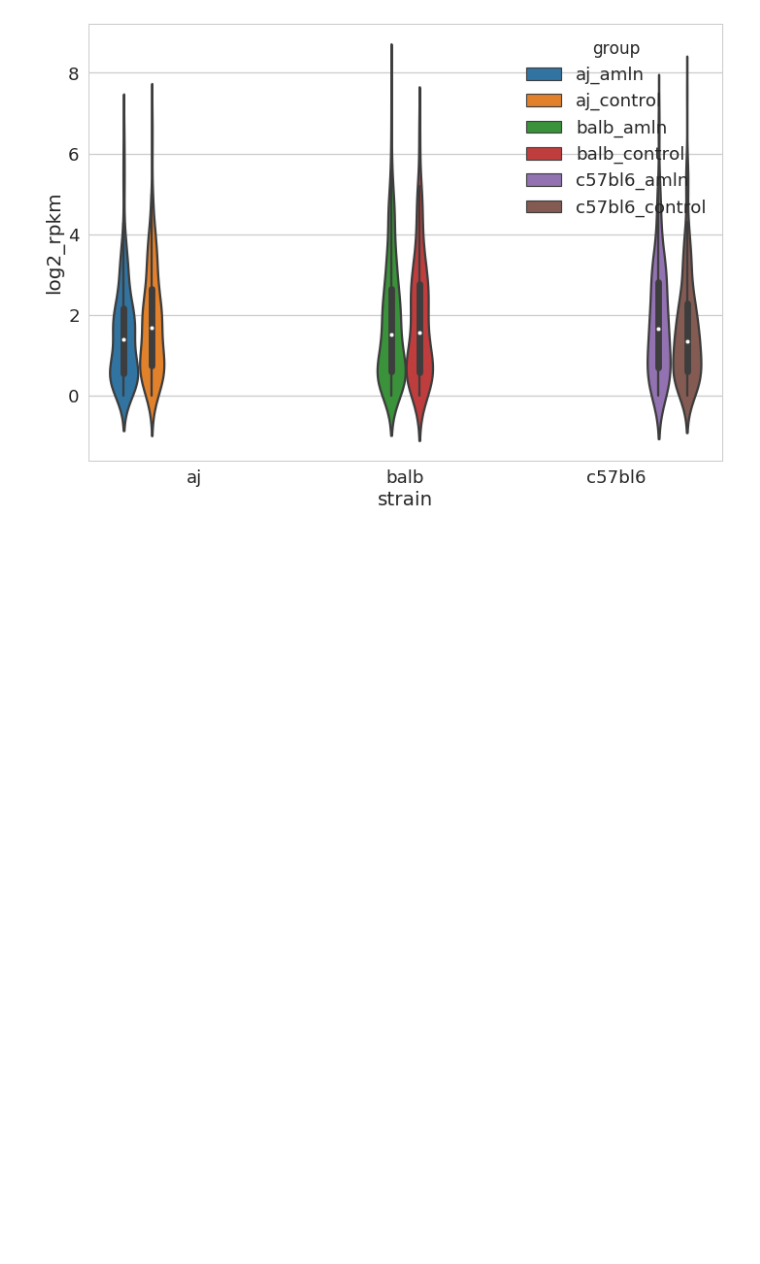
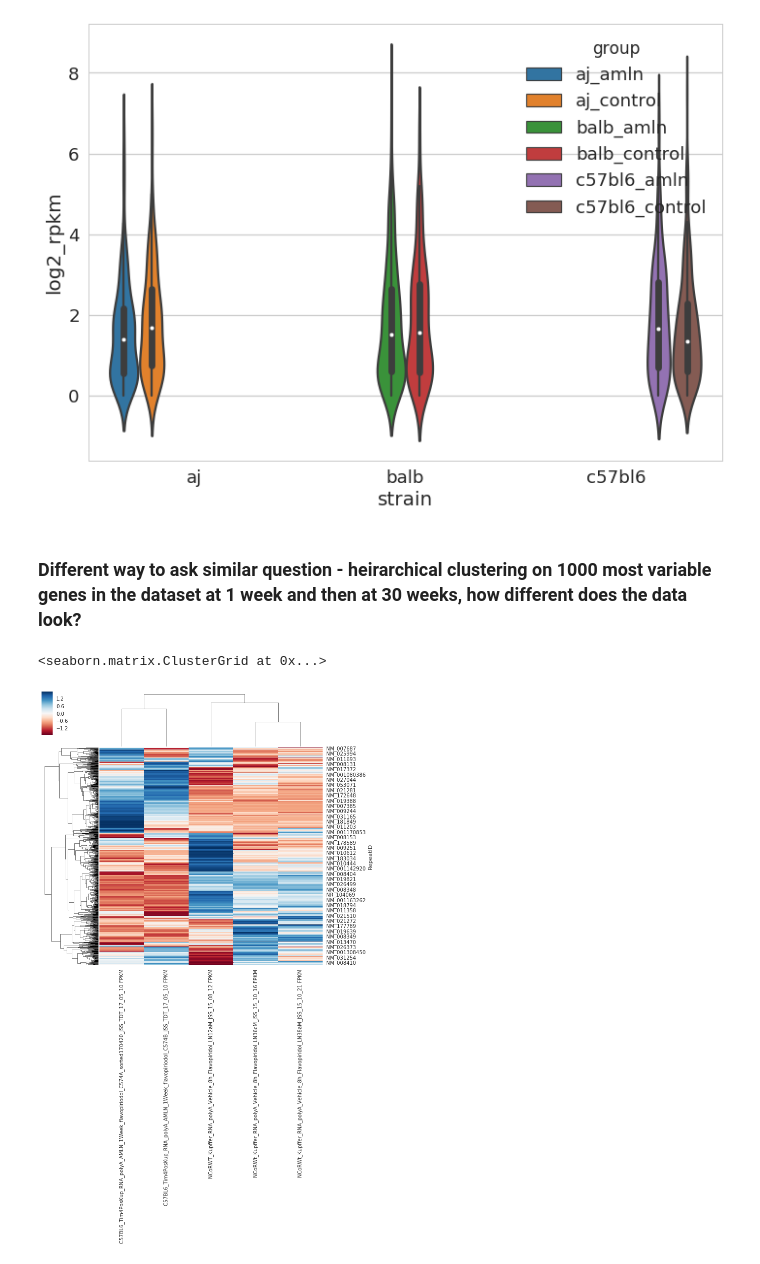
Before and after one commit to HunterBennett/liverStrains, a Jupyter notebook: results/180205_RNASeq_1wk.ipynb, the cells around one changed output. Drawn from its saved outputs; the diff is of its cells as text; code cells hidden in the pictures; blank space fills up the shorter version.

```diff
--- a/results/180205_RNASeq_1wk.ipynb
+++ b/results/180205_RNASeq_1wk.ipynb
@@ -640,3 +666,14 @@ sns.violinplot(x='strain', y='log2_rpkm', hue='group', data=strains_fc2_dn)
 # %% [output]
 <matplotlib.axes._subplots.AxesSubplot at 0x...>
 [figure]
+# %% [markdown]
+### Different way to ask similar question - heirarchical clustering on 1000 most variable genes in the dataset at 1 week and then at 30 weeks, how different does the data look?
+# %%
+var_tpm = tpm_mat.std(axis=1).sort_values(ascending=False)
+var_tpm_top1000 = var_tpm[:1000]
+# %%
+sns.set(font_scale=1)
+sns.clustermap(tpm_mat.loc[list(var_tpm_top1000.index), :], z_score=0, cmap='RdBu')
+# %% [output]
+<seaborn.matrix.ClusterGrid at 0x...>
+[figure, added]
```
Also changed, not shown: parts of 102 cells of this notebook, 1 other file.
